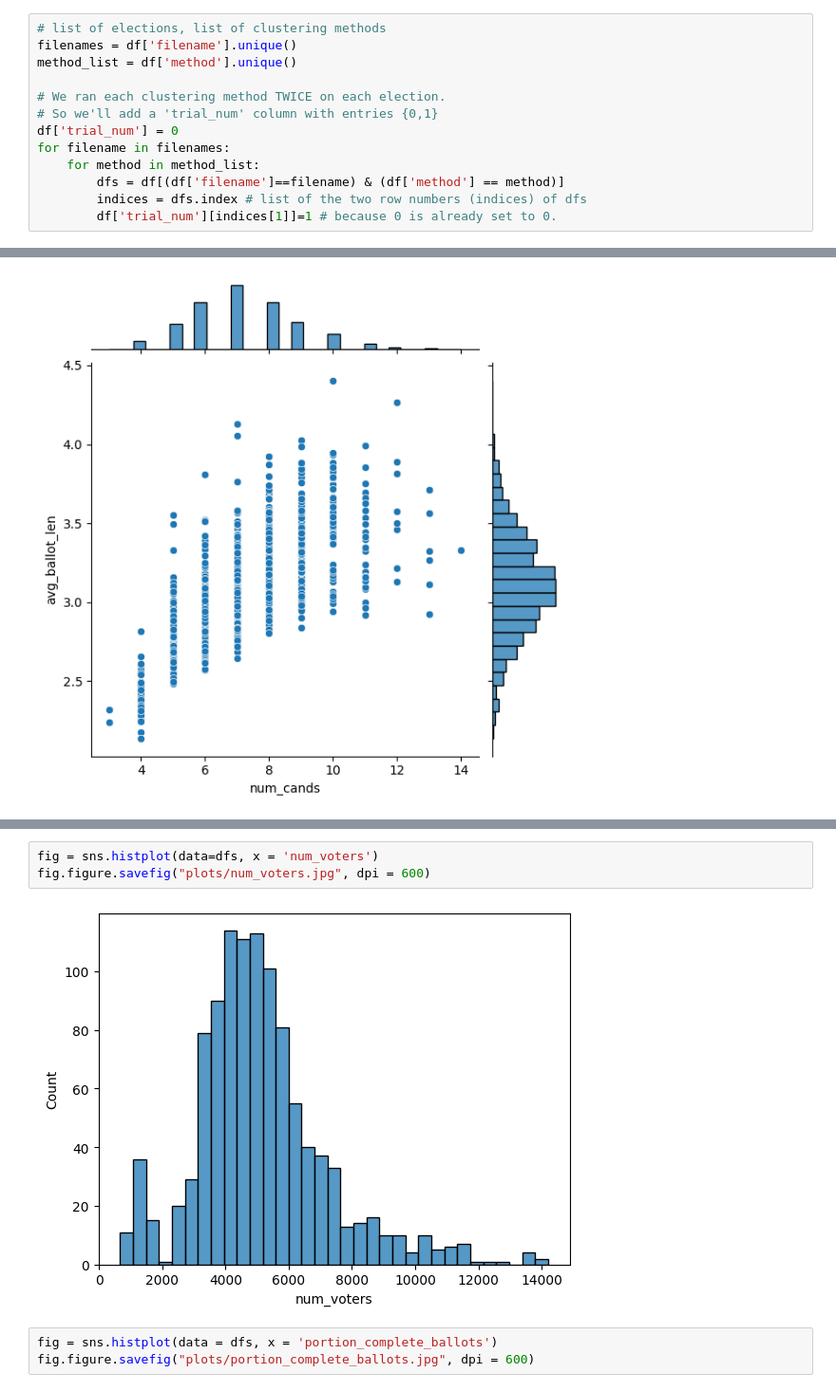
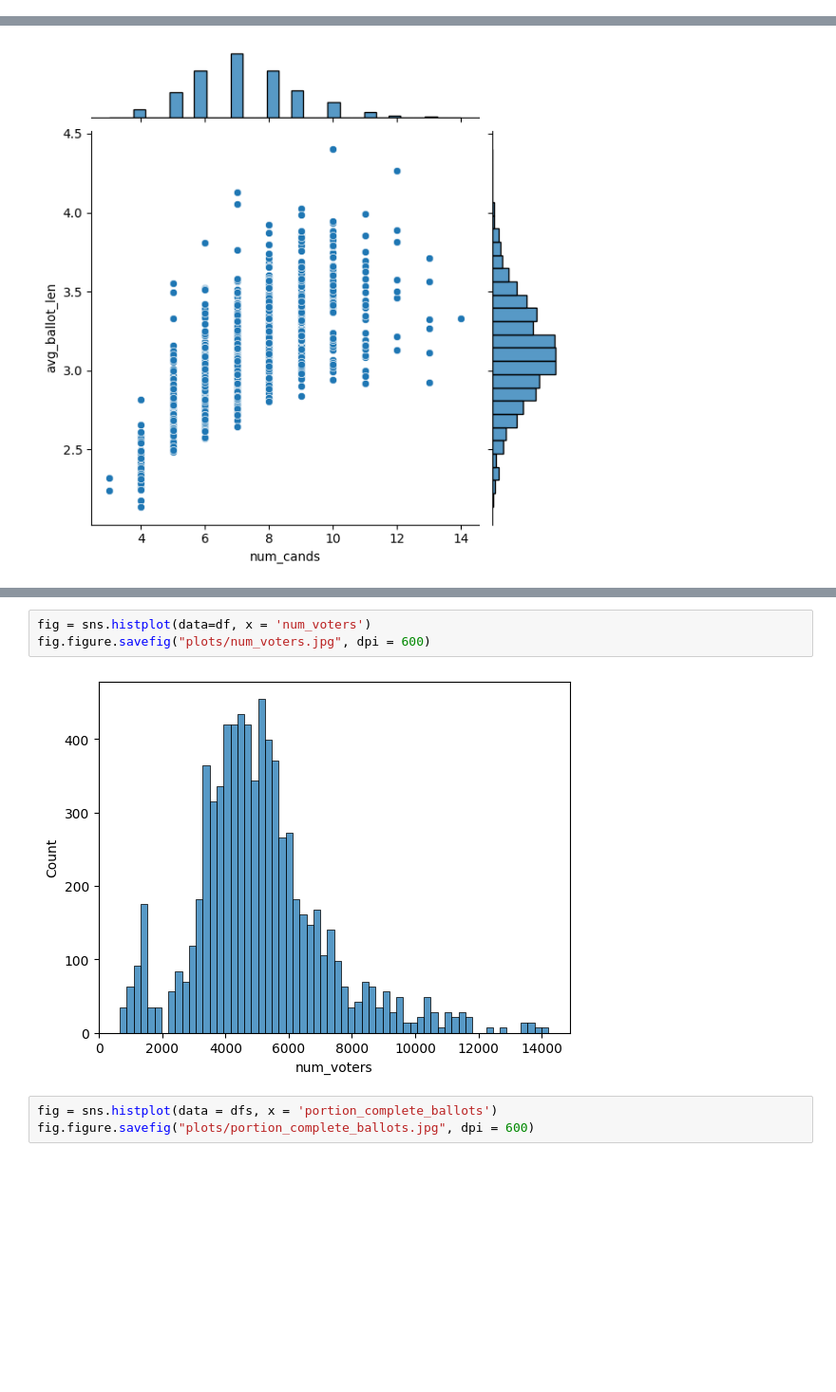
Before and after one commit to mggg/ballot-clustering, a Jupyter notebook: Analyze_results_dataframe.ipynb, the cells around one changed output, grey strips where cells are left out. Shown: that part at 95% size. Cells and saved outputs as stored; diff of their text form; blank space fills up the shorter version.

```diff
--- a/Analyze_results_dataframe.ipynb
+++ b/Analyze_results_dataframe.ipynb
@@ -137,16 +117,3 @@ for index in df.index:
 df['location'] = ls_location
 df['year'] = ls_year
 df['ward'] = ls_ward
-# %%
-# list of elections, list of clustering methods
-filenames = df['filename'].unique()
-method_list = df['method'].unique()
-
-# We ran each clustering method TWICE on each election.
-# So we'll add a 'trial_num' column with entries {0,1}
-df['trial_num'] = 0
-for filename in filenames:
-    for method in method_list:
-        dfs = df[(df['filename']==filename) & (df['method'] == method)]
-        indices = dfs.index # list of the two row numbers (indices) of dfs
-        df['trial_num'][indices[1]]=1 # because 0 is already set to 0.
@@ -180,10 +149,10 @@ fig.figure.savefig("plots/sperm_race.jpg", dpi = 600)
 # %% [output]
 [figure]
 # %%
-fig = sns.histplot(data=dfs, x = 'num_voters')
+fig = sns.histplot(data=df, x = 'num_voters')
 fig.figure.savefig("plots/num_voters.jpg", dpi = 600)
 # %% [output]
-[figure, old version]
+[figure, new version]
 # %%
 fig = sns.histplot(data = dfs, x = 'portion_complete_ballots')
 fig.figure.savefig("plots/portion_complete_ballots.jpg", dpi = 600)
```
Also changed, not shown: parts of 29 cells of this notebook, 24 other files.
